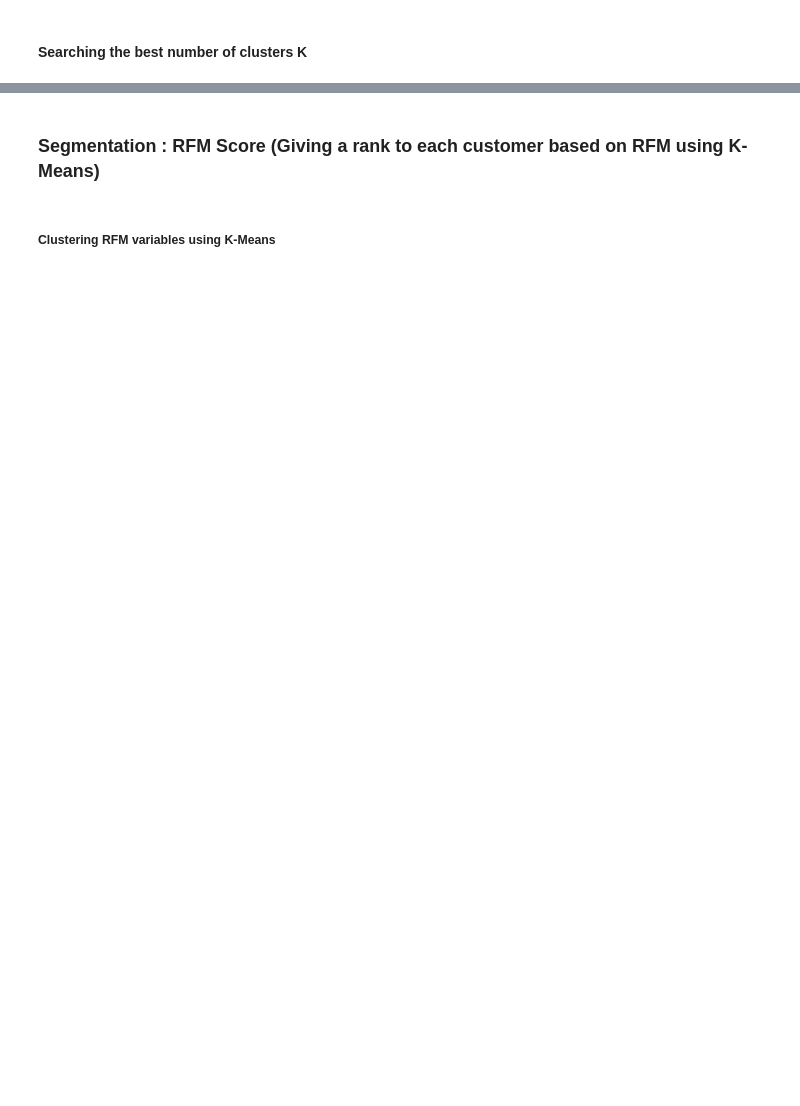
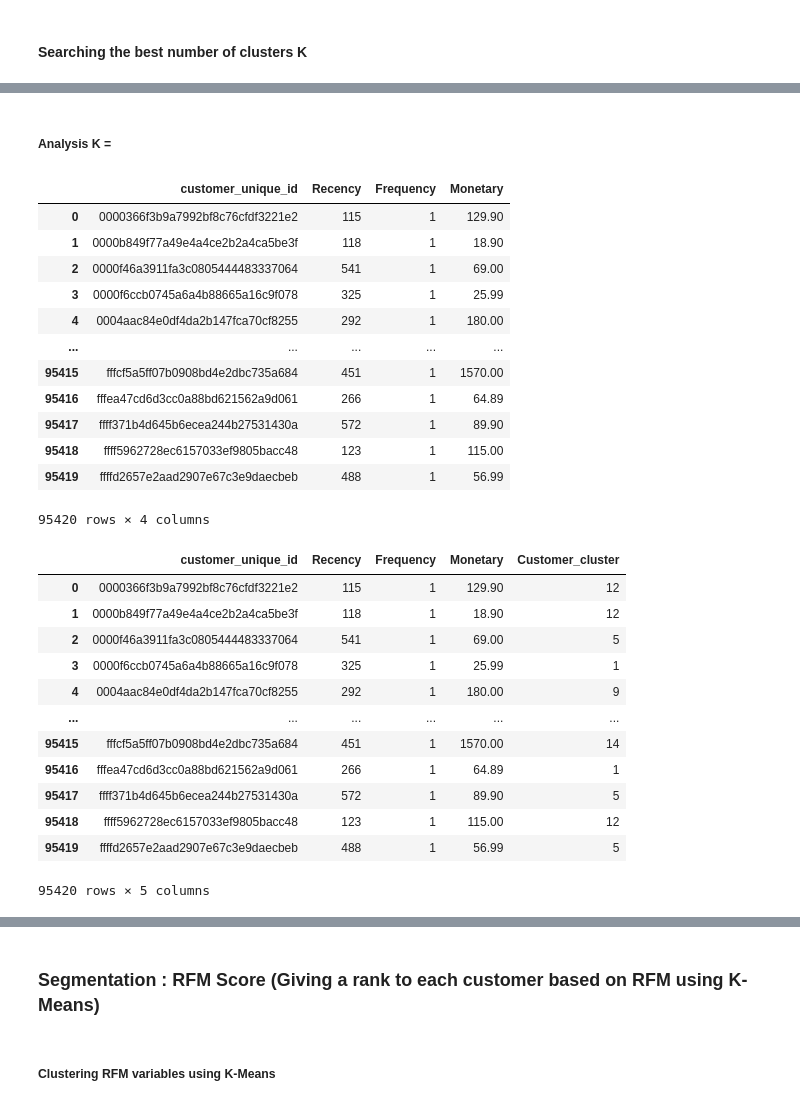
Before and after one commit to oumeima-elgharbi/P5_Data_Science_OpenClassrooms, a Jupyter notebook: P5_02_essais.ipynb, the cells around one changed output, grey strips where cells are left out. Drawn from its saved outputs; the diff is of its cells as text; code cells hidden in the pictures; blank space fills up the shorter version.

```diff
--- a/P5_02_essais.ipynb
+++ b/P5_02_essais.ipynb
@@ -288,0 +489,35 @@ plt.plot(range(2, 25), silhouettes, marker='o')
+# %% [markdown]
+##### Analysis K =
+# %%
+best_kmeans_dataset = dataset_rfm.copy()
+display(best_kmeans_dataset)
+
+best_kmeans_dataset['Customer_cluster'] = best_kmeans.labels_
+display(best_kmeans_dataset)
+# %% [output]
+|  | customer_unique_id | Recency | Frequency | Monetary |
+| 0 | 0000366f3b9a7992bf8c76cfdf3221e2 | 115 | 1 | 129.90 |
+| 1 | 0000b849f77a49e4a4ce2b2a4ca5be3f | 118 | 1 | 18.90 |
+| 2 | 0000f46a3911fa3c0805444483337064 | 541 | 1 | 69.00 |
+| 3 | 0000f6ccb0745a6a4b88665a16c9f078 | 325 | 1 | 25.99 |
+| 4 | 0004aac84e0df4da2b147fca70cf8255 | 292 | 1 | 180.00 |
+| ... | ... | ... | ... | ... |
+| 95415 | fffcf5a5ff07b0908bd4e2dbc735a684 | 451 | 1 | 1570.00 |
+| 95416 | fffea47cd6d3cc0a88bd621562a9d061 | 266 | 1 | 64.89 |
+| 95417 | ffff371b4d645b6ecea244b27531430a | 572 | 1 | 89.90 |
+| 95418 | ffff5962728ec6157033ef9805bacc48 | 123 | 1 | 115.00 |
+| 95419 | ffffd2657e2aad2907e67c3e9daecbeb | 488 | 1 | 56.99 |
+95420 rows × 4 columns
+|  | customer_unique_id | Recency | Frequency | Monetary | Customer_cluster |
+| 0 | 0000366f3b9a7992bf8c76cfdf3221e2 | 115 | 1 | 129.90 | 12 |
+| 1 | 0000b849f77a49e4a4ce2b2a4ca5be3f | 118 | 1 | 18.90 | 12 |
+| 2 | 0000f46a3911fa3c0805444483337064 | 541 | 1 | 69.00 | 5 |
+| 3 | 0000f6ccb0745a6a4b88665a16c9f078 | 325 | 1 | 25.99 | 1 |
+| 4 | 0004aac84e0df4da2b147fca70cf8255 | 292 | 1 | 180.00 | 9 |
+| ... | ... | ... | ... | ... | ... |
+| 95415 | fffcf5a5ff07b0908bd4e2dbc735a684 | 451 | 1 | 1570.00 | 14 |
+| 95416 | fffea47cd6d3cc0a88bd621562a9d061 | 266 | 1 | 64.89 | 1 |
+| 95417 | ffff371b4d645b6ecea244b27531430a | 572 | 1 | 89.90 | 5 |
+| 95418 | ffff5962728ec6157033ef9805bacc48 | 123 | 1 | 115.00 | 12 |
+| 95419 | ffffd2657e2aad2907e67c3e9daecbeb | 488 | 1 | 56.99 | 5 |
+95420 rows × 5 columns
```
Also changed, not shown: parts of 52 cells of this notebook.
